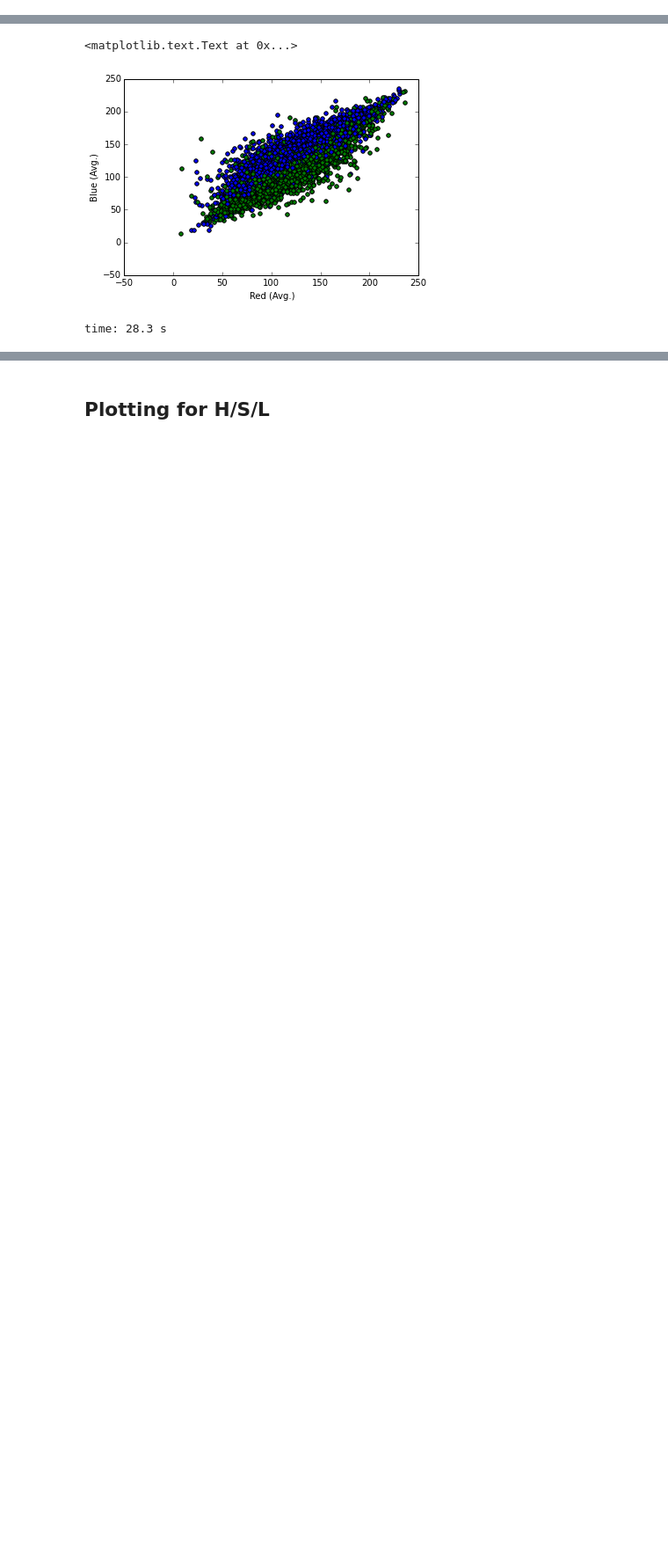
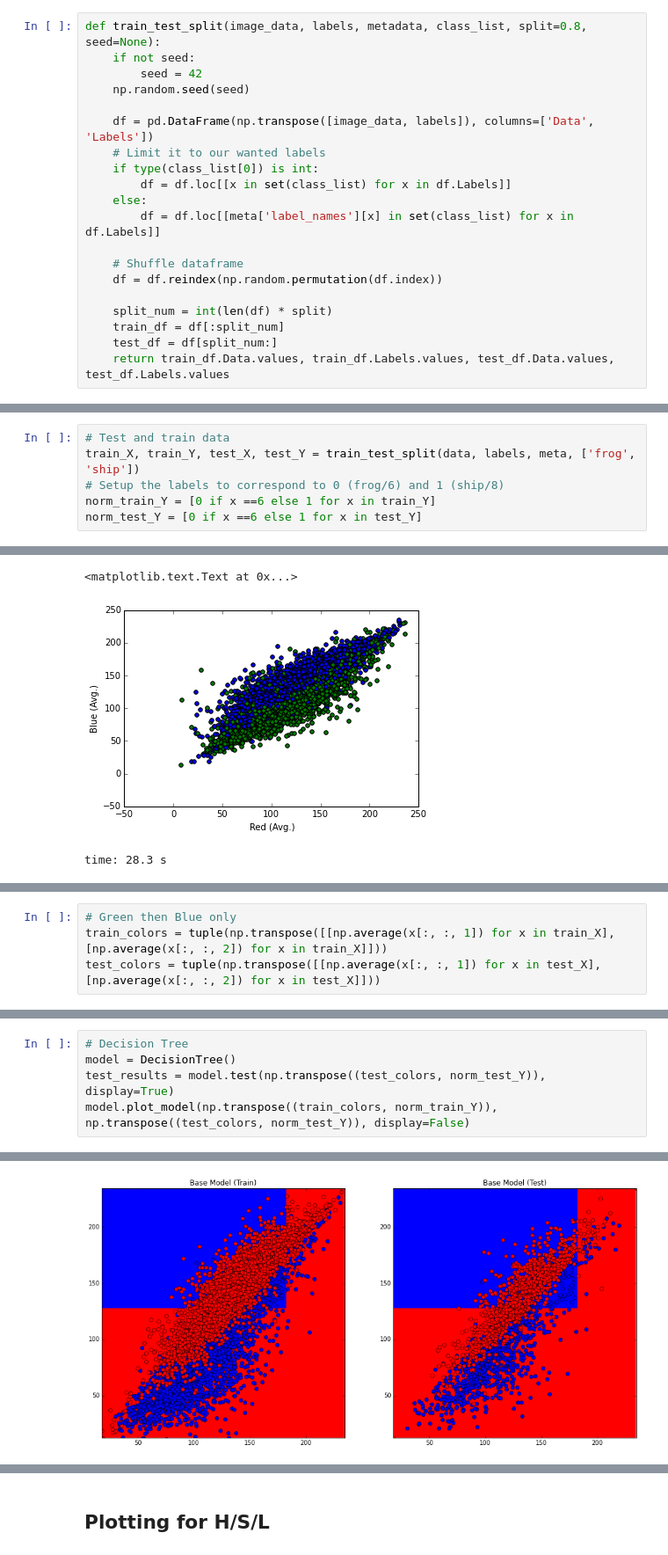
Before and after one commit to secander/classifiers101, a Jupyter notebook: Lecture 2 - Munging and Feature Extraction/MungingAndFeatureSelection.ipynb, the cells around one changed output, grey strips where cells are left out. Shown at 88% size. Drawn from its saved outputs; the diff is of its cells as text; blank space fills up the shorter version.

```diff
--- a/Lecture 2 - Munging and Feature Extraction/MungingAndFeatureSelection.ipynb
+++ b/Lecture 2 - Munging and Feature Extraction/MungingAndFeatureSelection.ipynb
@@ -80,0 +239,20 @@ time: 28.2 ms
+# %%
+def train_test_split(image_data, labels, metadata, class_list, split=0.8, seed=None):
+    if not seed:
+        seed = 42
+    np.random.seed(seed)
+
+    df = pd.DataFrame(np.transpose([image_data, labels]), columns=['Data', 'Labels'])
+    # Limit it to our wanted labels
+    if type(class_list[0]) is int:
+        df = df.loc[[x in set(class_list) for x in df.Labels]]
+    else:
+        df = df.loc[[meta['label_names'][x] in set(class_list) for x in df.Labels]]
+
+    # Shuffle dataframe
+    df = df.reindex(np.random.permutation(df.index))
+
+    split_num = int(len(df) * split)
+    train_df = df[:split_num]
+    test_df = df[split_num:]
+    return train_df.Data.values, train_df.Labels.values, test_df.Data.values, test_df.Labels.values
@@ -98,0 +281,6 @@ time: 35.1 s
+# %%
+# Test and train data
+train_X, train_Y, test_X, test_Y = train_test_split(data, labels, meta, ['frog', 'ship'])
+# Setup the labels to correspond to 0 (frog/6) and 1 (ship/8)
+norm_train_Y = [0 if x ==6 else 1 for x in train_Y]
+norm_test_Y = [0 if x ==6 else 1 for x in test_Y]
@@ -140,0 +333,4 @@ time: 28.3 s
+# %%
+# Green then Blue only
+train_colors = tuple(np.transpose([[np.average(x[:, :, 1]) for x in train_X], [np.average(x[:, :, 2]) for x in train_X]]))
+test_colors = tuple(np.transpose([[np.average(x[:, :, 1]) for x in test_X], [np.average(x[:, :, 2]) for x in test_X]]))
@@ -140,0 +339,6 @@ time: 28.3 s
+# %%
+# Decision Tree
+model = DecisionTree()
+test_results = model.test(np.transpose((test_colors, norm_test_Y)), display=True)
+model.plot_model(np.transpose((train_colors, norm_train_Y)), np.transpose((test_colors, norm_test_Y)), display=False)
+# %% [output]
@@ -140,0 +349 @@ time: 28.3 s
+[figure, added]
```
Also changed, not shown: parts of 29 cells of this notebook.
